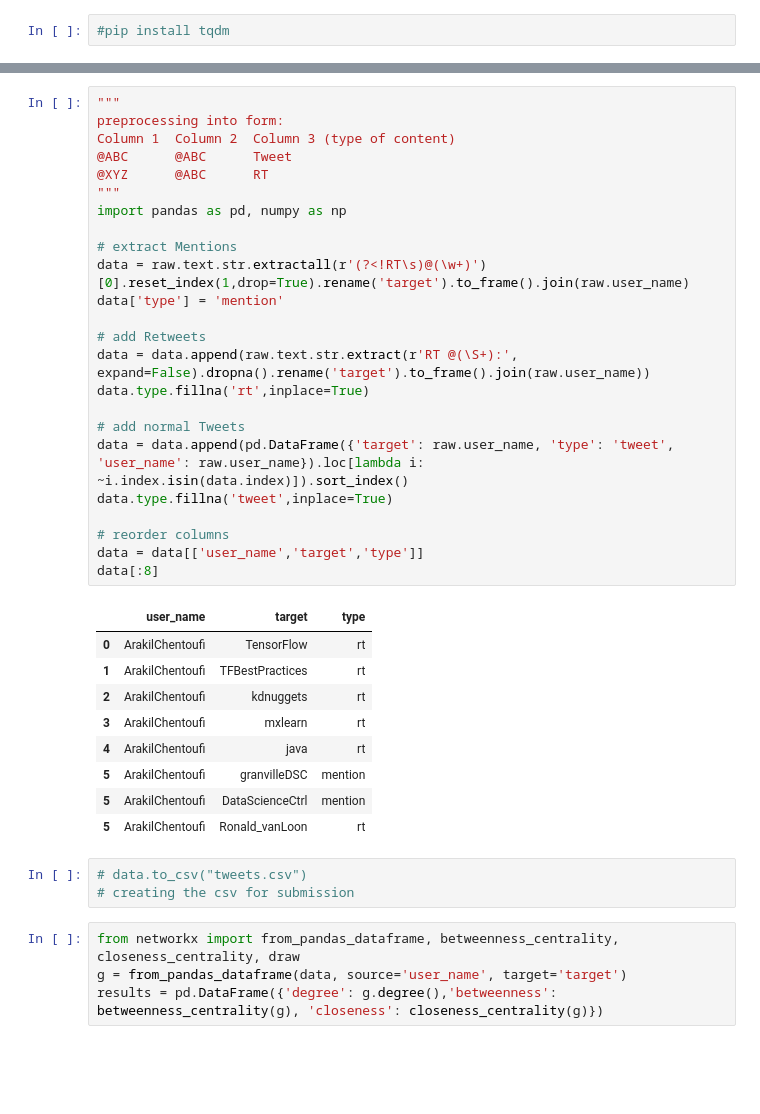
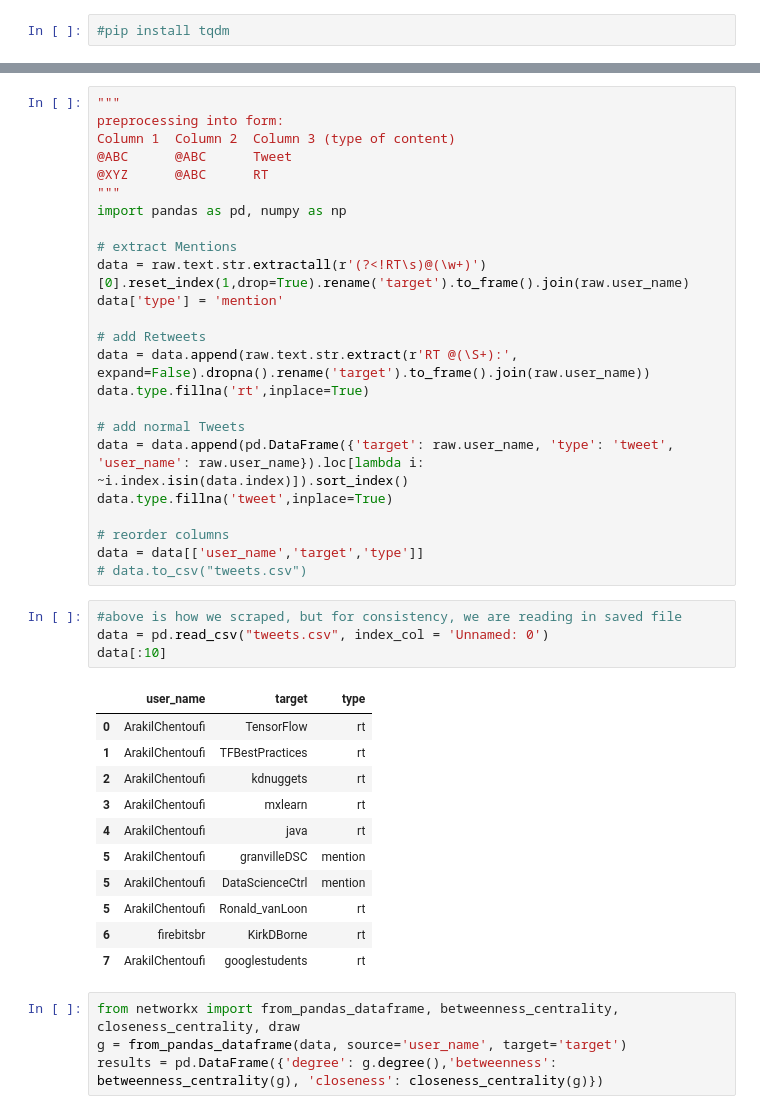
Before and after one commit to JakeTheWise/socialitics, a Jupyter notebook: proj1/q2/q2.ipynb, the cells around one changed output, grey strips where cells are left out. Saved outputs shown, nothing was run; the diff lists cells and outputs as text; blank space fills up the shorter version.

```diff
--- a/proj1/q2/q2.ipynb
+++ b/proj1/q2/q2.ipynb
@@ -32,20 +34,23 @@ data.type.fillna('tweet',inplace=True)
 
 # reorder columns
 data = data[['user_name','target','type']]
-data[:8]
+# data.to_csv("tweets.csv")
-# %% [output]
-|  | user_name | target | type |
-| 0 | ArakilChentoufi | TensorFlow | rt |
-| 1 | ArakilChentoufi | TFBestPractices | rt |
-| 2 | ArakilChentoufi | kdnuggets | rt |
-| 3 | ArakilChentoufi | mxlearn | rt |
-| 4 | ArakilChentoufi | java | rt |
-| 5 | ArakilChentoufi | granvilleDSC | mention |
-| 5 | ArakilChentoufi | DataScienceCtrl | mention |
-| 5 | ArakilChentoufi | Ronald_vanLoon | rt |
-# %%
-# data.to_csv("tweets.csv")
-# creating the csv for submission
+# %%
+#above is how we scraped, but for consistency, we are reading in saved file
+data = pd.read_csv("tweets.csv", index_col = 'Unnamed: 0')
+data[:10]
+# %% [output]
+|  | user_name | target | type |
+| 0 | ArakilChentoufi | TensorFlow | rt |
+| 1 | ArakilChentoufi | TFBestPractices | rt |
+| 2 | ArakilChentoufi | kdnuggets | rt |
+| 3 | ArakilChentoufi | mxlearn | rt |
+| 4 | ArakilChentoufi | java | rt |
+| 5 | ArakilChentoufi | granvilleDSC | mention |
+| 5 | ArakilChentoufi | DataScienceCtrl | mention |
+| 5 | ArakilChentoufi | Ronald_vanLoon | rt |
+| 6 | firebitsbr | KirkDBorne | rt |
+| 7 | ArakilChentoufi | googlestudents | rt |
 # %%
 from networkx import from_pandas_dataframe, betweenness_centrality, closeness_centrality, draw
 g = from_pandas_dataframe(data, source='user_name', target='target')
```
Also changed, not shown: parts of 6 cells of this notebook, 2 other files.
